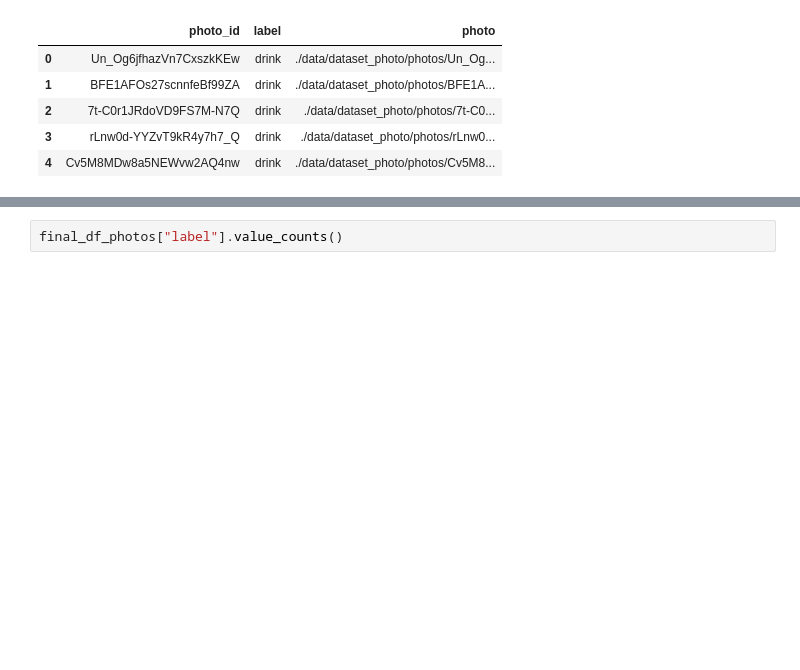
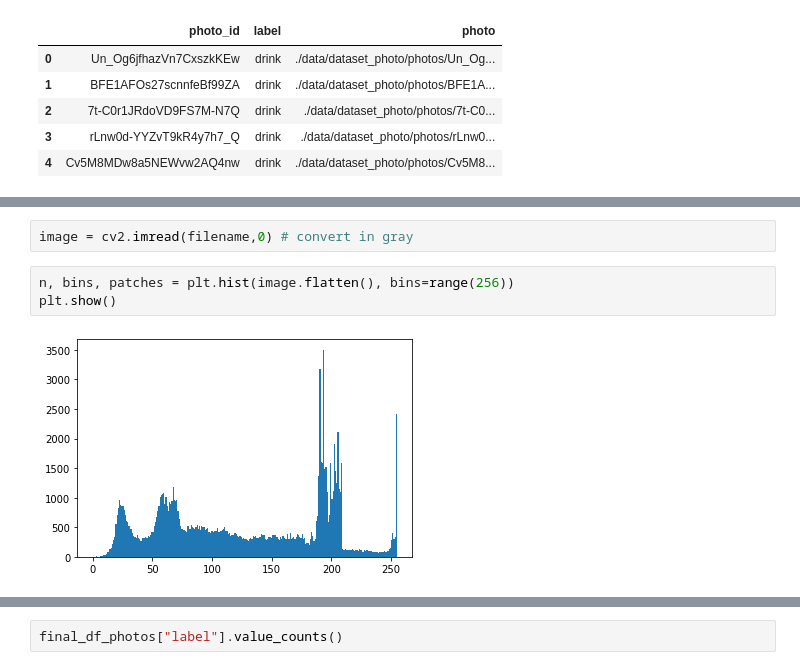
Before and after one commit to Seb-IX/Projet_6, a Jupyter notebook: Solution/script/P06_computer_vision.ipynb, the cells around one changed output, grey strips where cells are left out. Cells and saved outputs as stored; diff of their text form; blank space fills up the shorter version.

```diff
--- a/Solution/script/P06_computer_vision.ipynb
+++ b/Solution/script/P06_computer_vision.ipynb
@@ -37,0 +78,7 @@ final_df_photos.head()
+# %%
+image = cv2.imread(filename,0) # convert in gray
+# %%
+n, bins, patches = plt.hist(image.flatten(), bins=range(256))
+plt.show()
+# %% [output]
+[figure, added]
```
Also changed, not shown: parts of 15 cells of this notebook, 13 other files.
